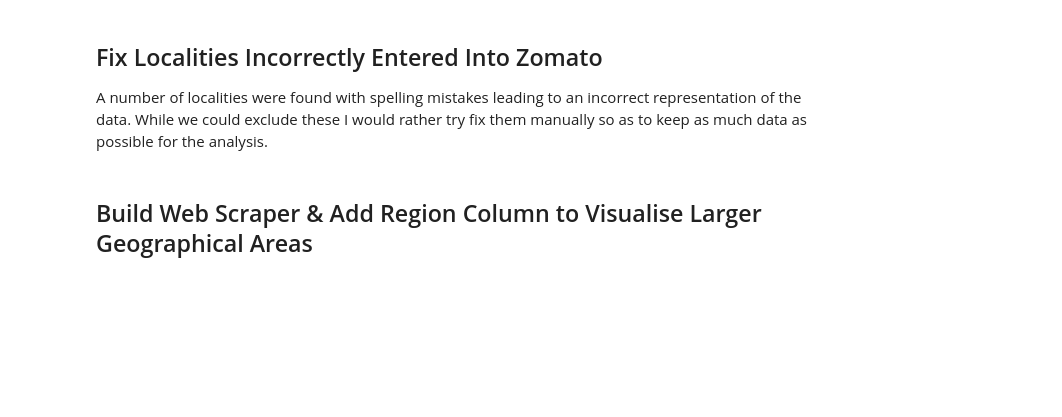
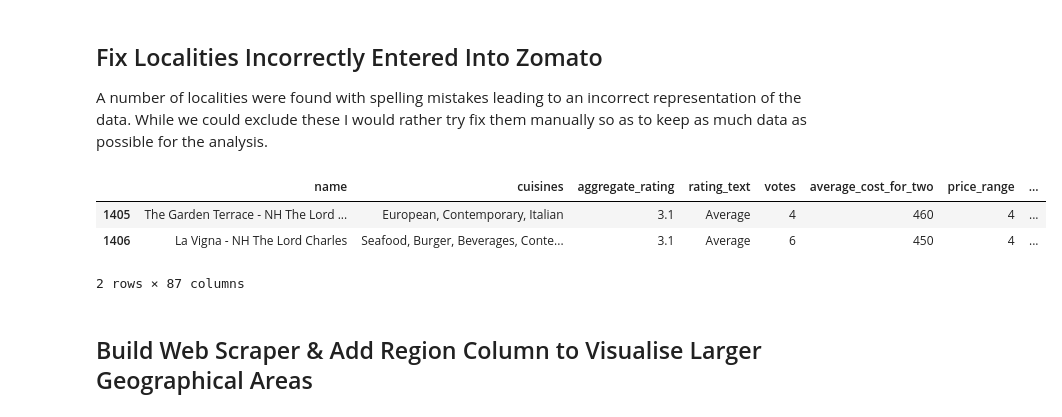
Before and after one commit to dorond/zomato-ct-analysis, a Jupyter notebook: Part 1 - Data Download and Preparation.ipynb, the cells around one changed output. Saved outputs shown, nothing was run; the diff lists cells and outputs as text; code cells hidden in the pictures; blank space fills up the shorter version.

Commit message:
redoing locality/place mapping

```diff
--- a/Part 1 - Data Download and Preparation.ipynb
+++ b/Part 1 - Data Download and Preparation.ipynb
@@ -515,19 +515,20 @@ mapping = {
     "Belville":"Bellville",
     "Belvile":"Bellville",
     "Bellvile":"Bellville",
+    "Bay Area": "Kalk Bay",
     "V&A Waterfront":"V & A Waterfront",
     "The Woodstock Exchange. Woodstock": "Woodstock",
     "Franschoek":"Franschhoek",
     "Somersetwest":"Somerset West",
     "Kuilsriver":"Kuils River",
     "Greenpoint":"Green Point",
-    "Ridgeback Wine Farm": "Paarl",
-    "Anura": "Stellenbosch",
+    "Ridgeback Wine Farm": "Ridgeback Wine Farm, Paarl",
+    "Anura": "Anura, Stellenbosch",
     "Hannover": "Hanover Park",
-    "NH The Lord Charles Hotel": "Somerset West",
-    "Fairbridge Mall": "Brackenfell",
+    "NH The Lord Charles Hotel": "NH The Lord Charles Hotel, Somerset West",
+    "Fairbridge Mall": "Fairbridge Mall, Brackenfell",
     "Blouberg": "Bloubergstrand",
-    "Two Oceans Beach": "Mouille Point",
+    "Two Oceans Beach": "Two Oceans Beach, Mouille Point",
 }
 
 def correct_incorrect_localities(col):
@@ -536,11 +537,24 @@ def correct_incorrect_localities(col):
     else:
         return col
 
-#data["locality"] = data["locality"].apply(correct_incorrect_localities)
-
 # If no mapping provided, return x
 f = lambda x: mapping.get(x, x)
 data.locality = data.locality.map(f)
+
+# split locality and places again after corrections.
+places = []
+localities = []
+
+data.apply(split_locality, axis=1)
+data["places"] = places
+data["locality"] = localities
+# %%
+data[data.places == "NH The Lord Charles Hotel"]
+# %% [output]
+|  | name | cuisines | aggregate_rating | rating_text | votes | average_cost_for_two | price_range | ... |
+| 1405 | The Garden Terrace - NH The Lord ... | European, Contemporary, Italian | 3.1 | Average | 4 | 460 | 4 | ... |
+| 1406 | La Vigna - NH The Lord Charles | Seafood, Burger, Beverages, Conte... | 3.1 | Average | 6 | 450 | 4 | ... |
+2 rows × 87 columns
 # %% [markdown]
 ## Build Web Scraper & Add Region Column to Visualise Larger Geographical Areas
 # %% [markdown]
```
Also changed, not shown: parts of 8 cells of this notebook, 4 other files.
